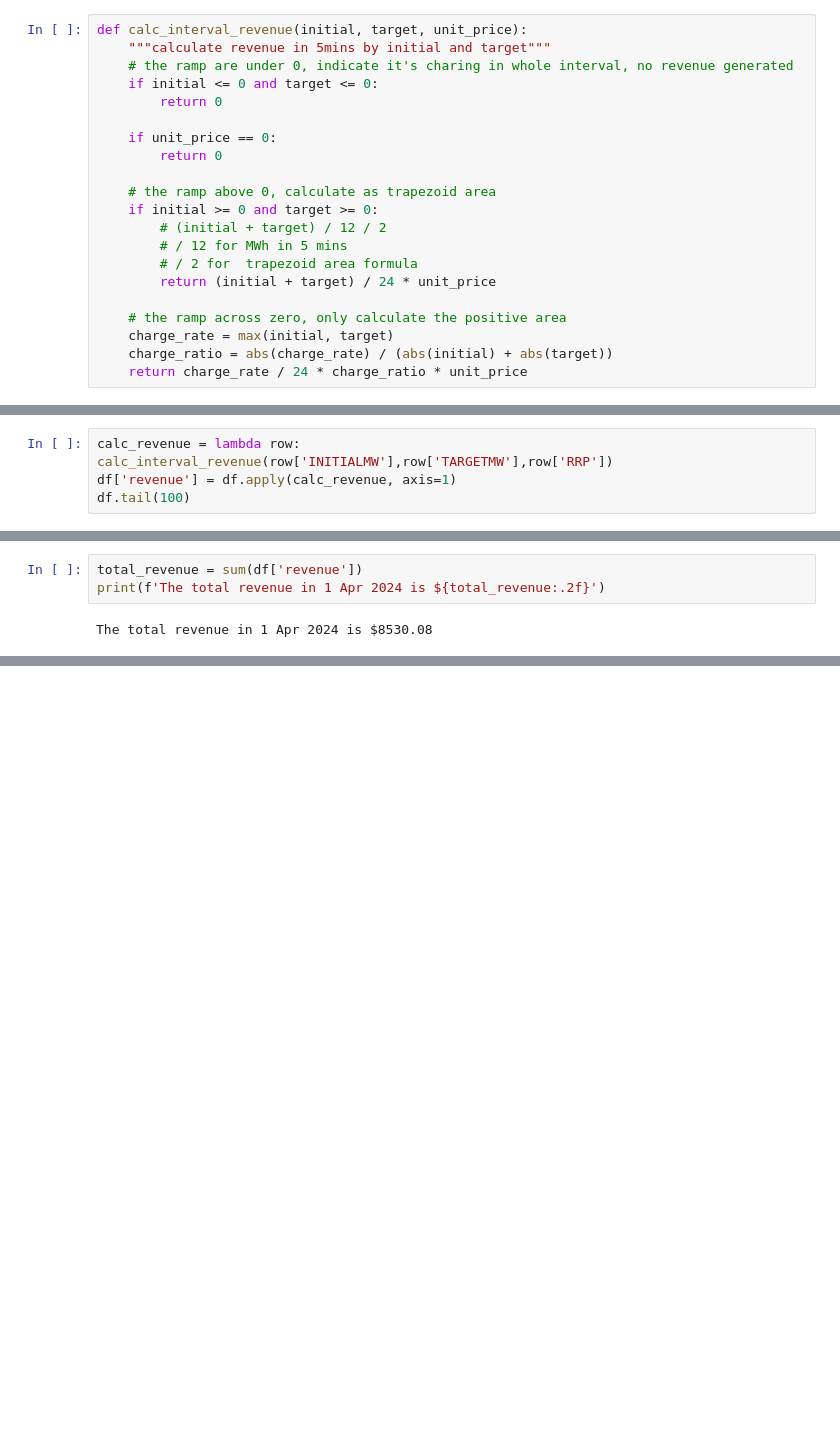
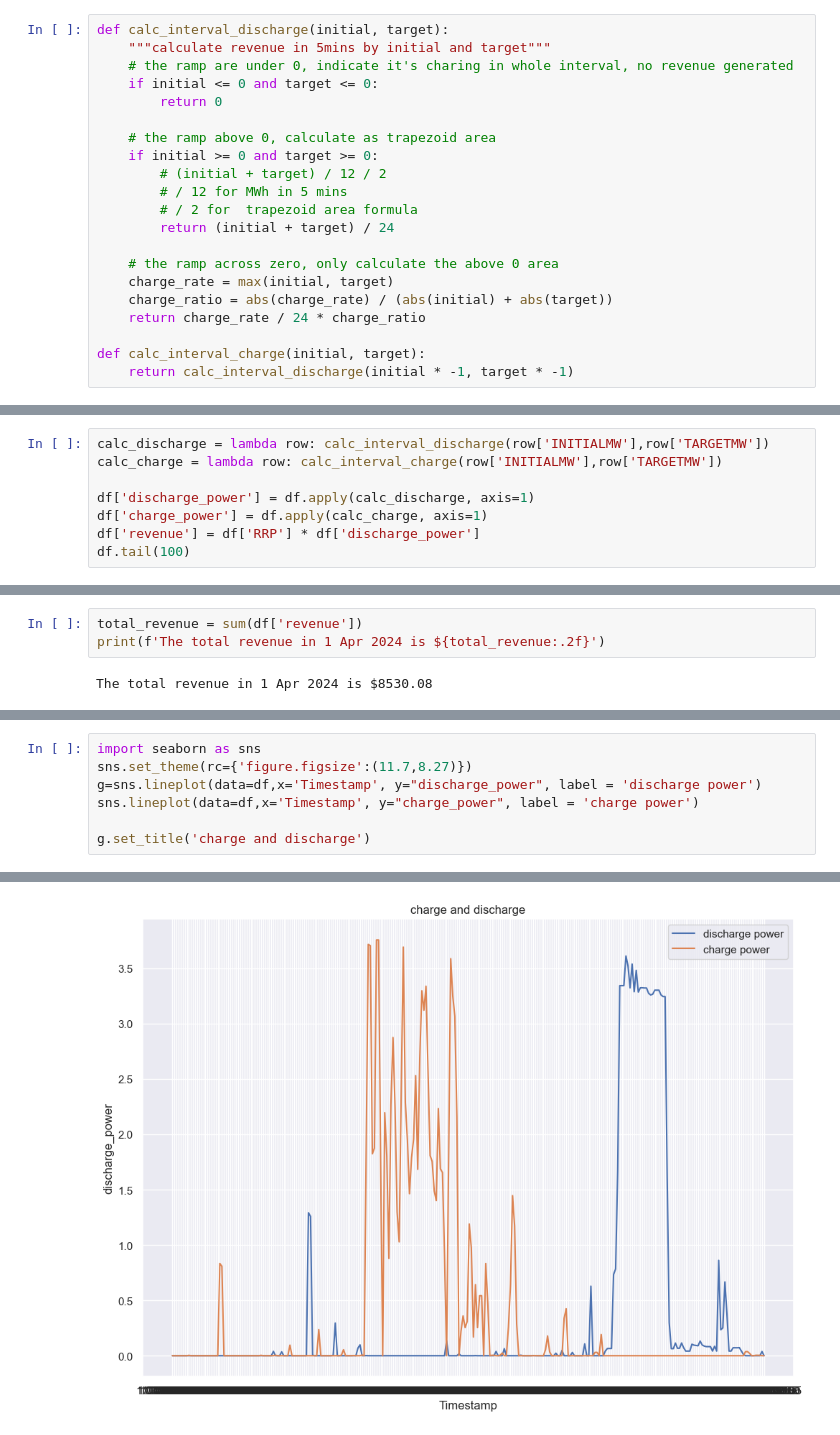
Before and after one commit to lorne-luo/battery_trading_revenue, a Jupyter notebook: battery_revenue.ipynb, the cells around one changed output, grey strips where cells are left out. Drawn from its saved outputs; the diff is of its cells as text; blank space fills up the shorter version.

```diff
--- a/battery_revenue.ipynb
+++ b/battery_revenue.ipynb
@@ -25,13 +26,10 @@ df.head()
 - intervals are fixed at 5 mins, so it hard coded below
 - Discharging(positive MW) bring revenue, charging(negative MW) have no revenue but also no cost, this follows solar panel's battery
 # %%
-def calc_interval_revenue(initial, target, unit_price):
+def calc_interval_discharge(initial, target):
     """calculate revenue in 5mins by initial and target"""
     # the ramp are under 0, indicate it's charing in whole interval, no revenue generated
     if initial <= 0 and target <= 0:
-        return 0
-
-    if unit_price == 0:
         return 0
 
     # the ramp above 0, calculate as trapezoid area
@@ -39,17 +37,16 @@ def calc_interval_revenue(initial, target, unit_price):
         # (initial + target) / 12 / 2
         # / 12 for MWh in 5 mins
         # / 2 for  trapezoid area formula
-        return (initial + target) / 24 * unit_price
+        return (initial + target) / 24
 
-    # the ramp across zero, only calculate the positive area
+    # the ramp across zero, only calculate the above 0 area
     charge_rate = max(initial, target)
     charge_ratio = abs(charge_rate) / (abs(initial) + abs(target))
-    return charge_rate / 24 * charge_ratio * unit_price
+    return charge_rate / 24 * charge_ratio
+
+def calc_interval_charge(initial, target):
+    return calc_interval_discharge(initial * -1, target * -1)
 # %% [markdown]
 ## Apply to Pandas
 
 Calculate revenue for each interval
-# %%
-calc_revenue = lambda row: calc_interval_revenue(row['INITIALMW'],row['TARGETMW'],row['RRP'])
-df['revenue'] = df.apply(calc_revenue, axis=1)
-df.tail(100)
@@ -69,0 +53,8 @@ df.tail(100)
+# %%
+calc_discharge = lambda row: calc_interval_discharge(row['INITIALMW'],row['TARGETMW'])
+calc_charge = lambda row: calc_interval_charge(row['INITIALMW'],row['TARGETMW'])
+
+df['discharge_power'] = df.apply(calc_discharge, axis=1)
+df['charge_power'] = df.apply(calc_charge, axis=1)
+df['revenue'] = df['RRP'] * df['discharge_power']
+df.tail(100)
@@ -76,0 +90,8 @@ The total revenue in 1 Apr 2024 is $8530.08
+# %%
+import seaborn as sns
+sns.set_theme(rc={'figure.figsize':(11.7,8.27)})
+g=sns.lineplot(data=df,x='Timestamp', y="discharge_power", label = 'discharge power')
+sns.lineplot(data=df,x='Timestamp', y="charge_power", label = 'charge power')
+
+g.set_title('charge and discharge')
+# %% [output]
@@ -76,0 +99 @@ The total revenue in 1 Apr 2024 is $8530.08
+[figure, added]
```
Also changed, not shown: parts of 7 cells of this notebook, 3 other files.
